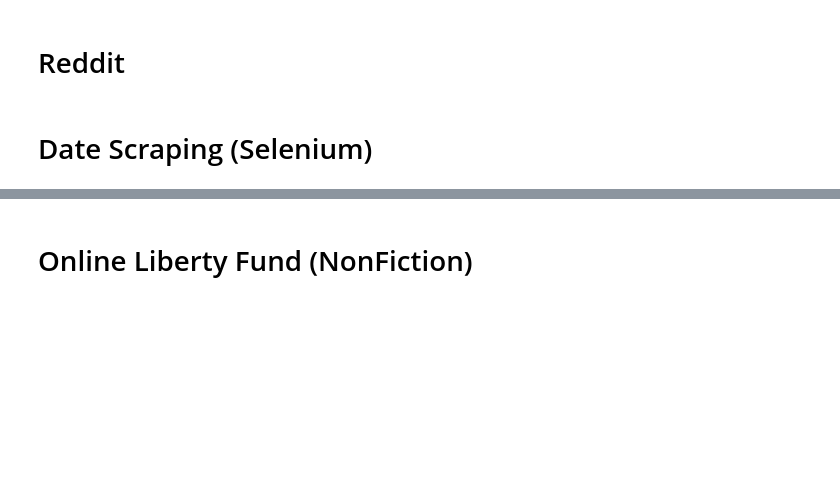
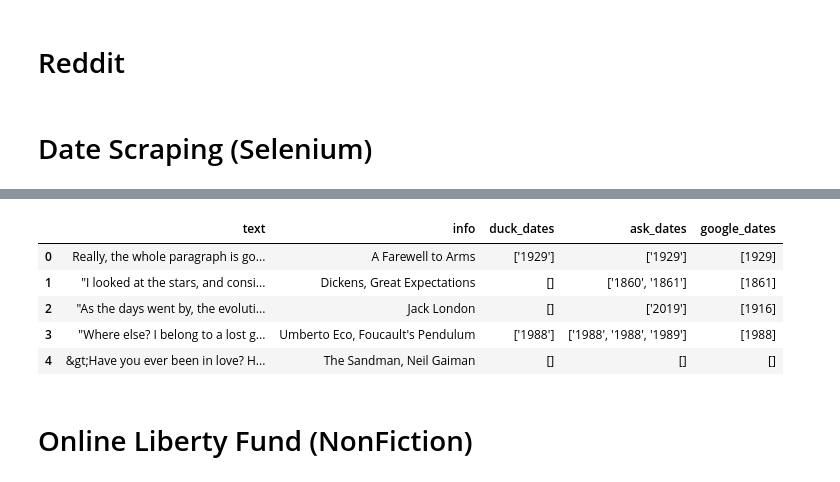
Before and after one commit to KristiGourlay/Insight, a Jupyter notebook: scripts/scrapers.ipynb, the cells around one changed output, grey strips where cells are left out. Cells and saved outputs as stored; diff of their text form; code cells hidden in the pictures; blank space fills up the shorter version.

```diff
--- a/scripts/scrapers.ipynb
+++ b/scripts/scrapers.ipynb
@@ -318,7 +339,7 @@ for p in dd_sq:
     search = browser.find_element_by_xpath(".//input[@id='search_form_input_homepage']")
     search.send_keys(f'{p}')
     search.send_keys(Keys.RETURN) # hit return after you enter search text
-    time.sleep(10) # sleep for 5 seconds
+    time.sleep(5) # sleep for 5 seconds
 
     try:
         result = browser.find_element_by_xpath('.//span[@class="js-about-item-abstr"]')
@@ -358,6 +379,15 @@ browser.quit()
 df['ask_dates'] = extract_years(ask_dates)
 # %%
 df.to_csv('../data/processed/reddit_df_with_scraped_dates.csv')
+# %%
+df.head()
+# %% [output]
+|  | text | info | duck_dates | ask_dates | google_dates |
+| 0 | Really, the whole paragraph is go... | A Farewell to Arms | ['1929'] | ['1929'] | [1929] |
+| 1 | "I looked at the stars, and consi... | Dickens, Great Expectations | [] | ['1860', '1861'] | [1861] |
+| 2 | "As the days went by, the evoluti... | Jack London | [] | ['2019'] | [1916] |
+| 3 | "Where else? I belong to a lost g... | Umberto Eco, Foucault's Pendulum | ['1988'] | ['1988', '1988', '1989'] | [1988] |
+| 4 | &gt;Have you ever been in love? H... | The Sandman, Neil Gaiman | [] | [] | [] |
 # %% [markdown]
 # Online Liberty Fund (NonFiction)
 # %%
```
Also changed, not shown: parts of 1 cell of this notebook.
